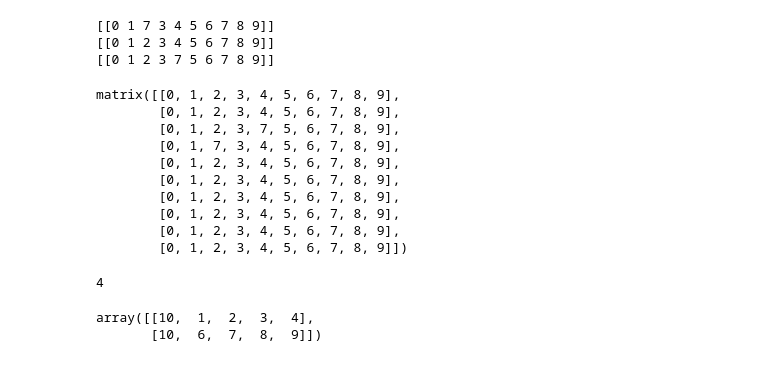
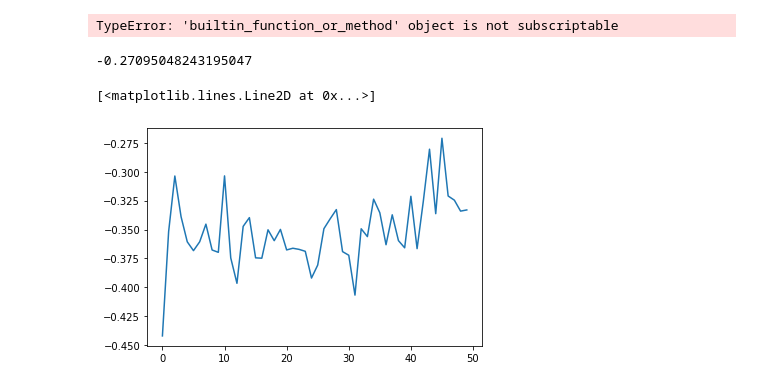
Before and after one commit to mahdialipoo/AI_project6, a Jupyter notebook: evcluster.ipynb, the cells around one changed output. Drawn from its saved outputs; the diff is of its cells as text; code cells hidden in the pictures.

Commit message:
all function added

```diff
--- a/evcluster.ipynb
+++ b/evcluster.ipynb
@@ -58,36 +49,0 @@ array([2, 9, 9])
-# %%
-a=np.arange(10)
-a=np.asmatrix(a)
-
-a=a.repeat(10,axis=0)
-mutation(a)
-a
-# %% [output]
-[[0 1 7 3 4 5 6 7 8 9]]
-[[0 1 2 3 4 5 6 7 8 9]]
-[[0 1 2 3 7 5 6 7 8 9]]
-matrix([[0, 1, 2, 3, 4, 5, 6, 7, 8, 9],
-        [0, 1, 2, 3, 4, 5, 6, 7, 8, 9],
-        [0, 1, 2, 3, 7, 5, 6, 7, 8, 9],
-        [0, 1, 7, 3, 4, 5, 6, 7, 8, 9],
-        [0, 1, 2, 3, 4, 5, 6, 7, 8, 9],
-        [0, 1, 2, 3, 4, 5, 6, 7, 8, 9],
-        [0, 1, 2, 3, 4, 5, 6, 7, 8, 9],
-        [0, 1, 2, 3, 4, 5, 6, 7, 8, 9],
-        [0, 1, 2, 3, 4, 5, 6, 7, 8, 9],
-        [0, 1, 2, 3, 4, 5, 6, 7, 8, 9]])
-# %%
-np.shape(np.array([1,2,3,3]))[0]
-# %% [output]
-4
-# %%
-a=np.arange(10)
-a.resize(2,5)
-def f(a):
-    a[0]=10
-for i in a:
-    f(i)
-a
-# %% [output]
-array([[10,  1,  2,  3,  4],
-       [10,  6,  7,  8,  9]])
@@ -93,0 +74,33 @@ array([[10,  1,  2,  3,  4],
+# %%
+
+n_generations = 100  # for example
+population_size = 50 # adjust as necessary
+n_data_points = X.shape[0]  # adjust to your dataset
+max_clusters = 10    # adjust as necessary
+
+population = initialize_population(population_size, n_data_points, max_clusters)
+fitness_tot=[]
+for generation in range(n_generations):
+    fitness_scores = np.array([fitness(X, individual[:-1]) for individual in population])
+    fitness_tot.append[np.mean(fitness_scores)]
+    new_population = []
+    while len(new_population) < population_size:
+        parent_a, parent_b = select(population, fitness_scores)
+        offspring_a, offspring_b = cross(parent_a, parent_b)
+        new_population.extend([offspring_a, offspring_b])
+
+    for individual in new_population:
+        mutation(individual)
+    population = np.array(new_population)[:population_size]
+# %% [output]
+TypeError: 'builtin_function_or_method' object is not subscriptable
+# %%
+max(fitness_tot)
+# %% [output]
+-0.27095048243195047
+# %%
+import matplotlib.pyplot as plt
+plt.plot(fitness_tot)
+# %% [output]
+[<matplotlib.lines.Line2D at 0x...>]
+[figure, added]
```
Also changed, not shown: parts of 10 cells of this notebook.
